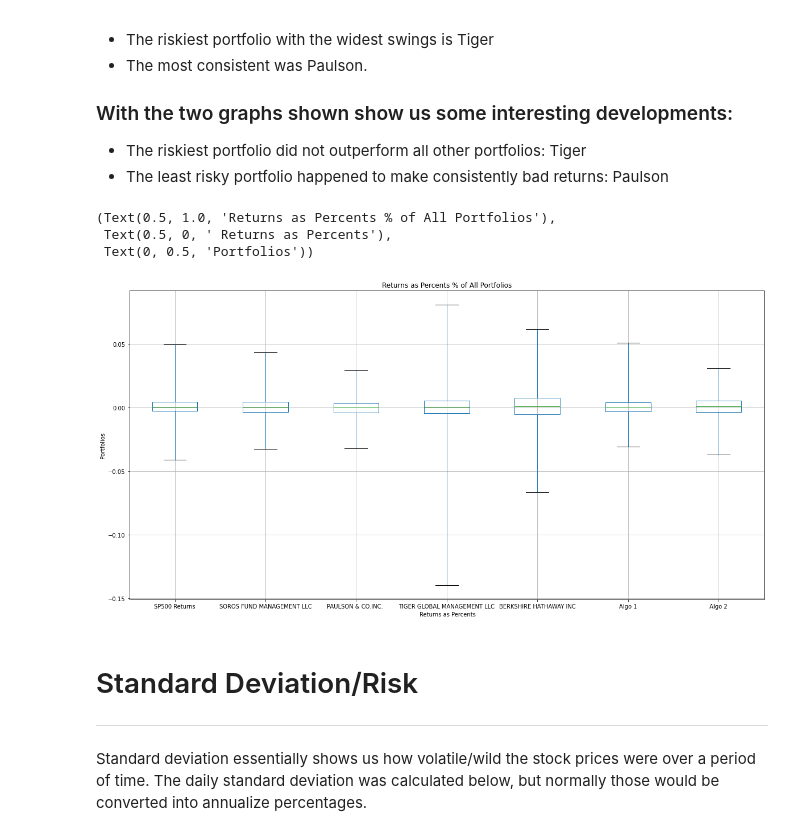
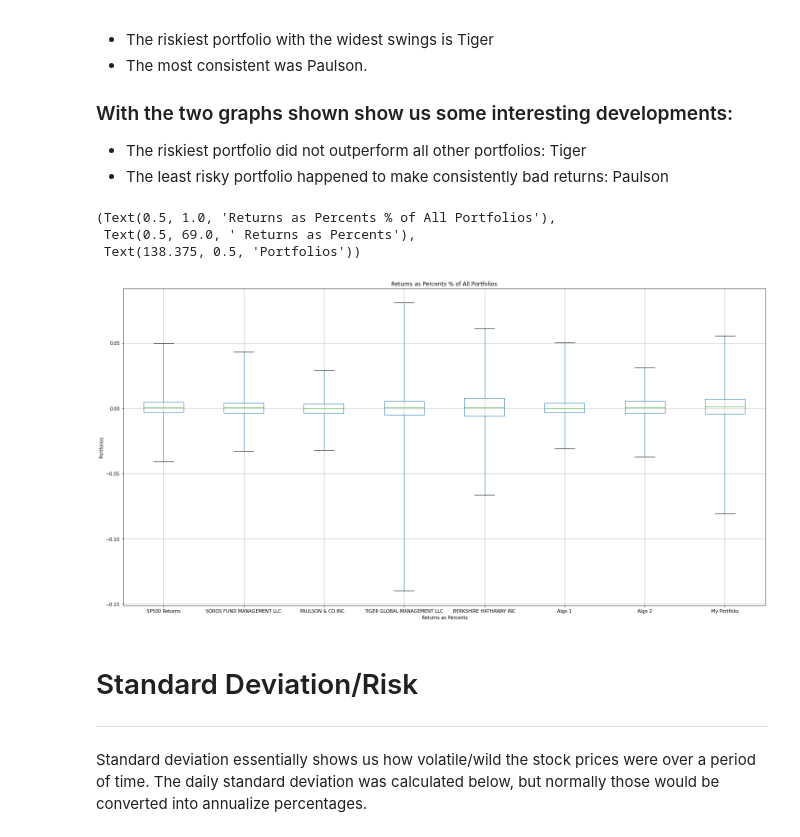
Before and after one commit to Tylryan/Portfolio_Analysis, a Jupyter notebook: main_jupyter.ipynb, the cells around one changed output. Drawn from its saved outputs; the diff is of its cells as text; code cells hidden in the pictures.

```diff
--- a/main_jupyter.ipynb
+++ b/main_jupyter.ipynb
@@ -28,0 +31,31 @@ whale_returns = pd.read_csv('Resources/' + files[5],
+# %%
+files = [file for file in os.listdir('Custom_Portfolio/')]
+axp_df = pd.read_csv('Custom_Portfolio/' + files[0],
+                               index_col='Date',
+                               parse_dates=True,
+                               infer_datetime_format=True).sort_index()
+
+chgg_df = pd.read_csv('Custom_Portfolio/' + files[1],
+                           index_col='Date',
+                           parse_dates=True,
+                           infer_datetime_format=True).sort_index()
+ea_df = pd.read_csv('Custom_Portfolio/' + files[2],
+                            index_col='Date',
+                            parse_dates=True,
+                            infer_datetime_format=True).sort_index()
+
+pgr_df = pd.read_csv('Custom_Portfolio/' + files[3],
+                            index_col='Date',
+                            parse_dates=True,
+                            infer_datetime_format=True).sort_index()
+
+spyg_df = pd.read_csv('Custom_Portfolio/' + files[5],
+                            index_col='Date',
+                            parse_dates=True,
+                            infer_datetime_format=True).sort_index()
+# %%
+portfolio_df = pd.DataFrame(pd.concat([axp_df,chgg_df,ea_df,pgr_df,spyg_df], axis = 'columns', join = 'inner'))
+portfolio_df.columns = ['AXP','CHGG','EA','PGR','SPYG']
+
+portfolio_returns = portfolio_df.pct_change().dropna()
+portfolio_returns.head()
@@ -28,0 +70,6 @@ whale_returns = pd.read_csv('Resources/' + files[5],
+# %%
+weights = [0.2,0.2,0.2,0.2,0.2]
+
+my_weighted_returns = pd.DataFrame(portfolio_returns.dot(weights))
+my_weighted_returns.columns = ['My Portfolio']
+my_weighted_returns.head()
@@ -129,8 +184,9 @@ Date
 
 [1648 rows x 1 columns]
 # %%
-combined_return_df = pd.concat([sp500_returns,whale_returns,algo_returns],
+combined_return_df = pd.concat([sp500_returns,whale_returns,algo_returns,my_weighted_returns],
                                axis = 'columns',
                                join = 'inner')
-print(combined_return_df)
+combined_return_df.dropna(inplace = True)
+combined_return_df.tail()
 # %% [output]
@@ -203,12 +249,13 @@ graph('Cumulative Returns as Percents % of All Portfolios','Date','Cumulative Re
 * The least risky portfolio happened to make consistently bad returns: Paulson
 # %%
 combined_return_df.boxplot(figsize=(20,10), grid = True, whis = [0,100])
+plt.tight_layout()
 graph('Returns as Percents % of All Portfolios',' Returns as Percents', 'Portfolios')
 # %% [output]
 (Text(0.5, 1.0, 'Returns as Percents % of All Portfolios'),
- Text(0.5, 0, ' Returns as Percents'),
- Text(0, 0.5, 'Portfolios'))
+ Text(0.5, 69.0, ' Returns as Percents'),
+ Text(138.375, 0.5, 'Portfolios'))
-[figure, old version]
+[figure, new version]
 # %% [markdown]
 # Standard Deviation/Risk
 ---
```
Also changed, not shown: parts of 41 cells of this notebook, 8 other files.
